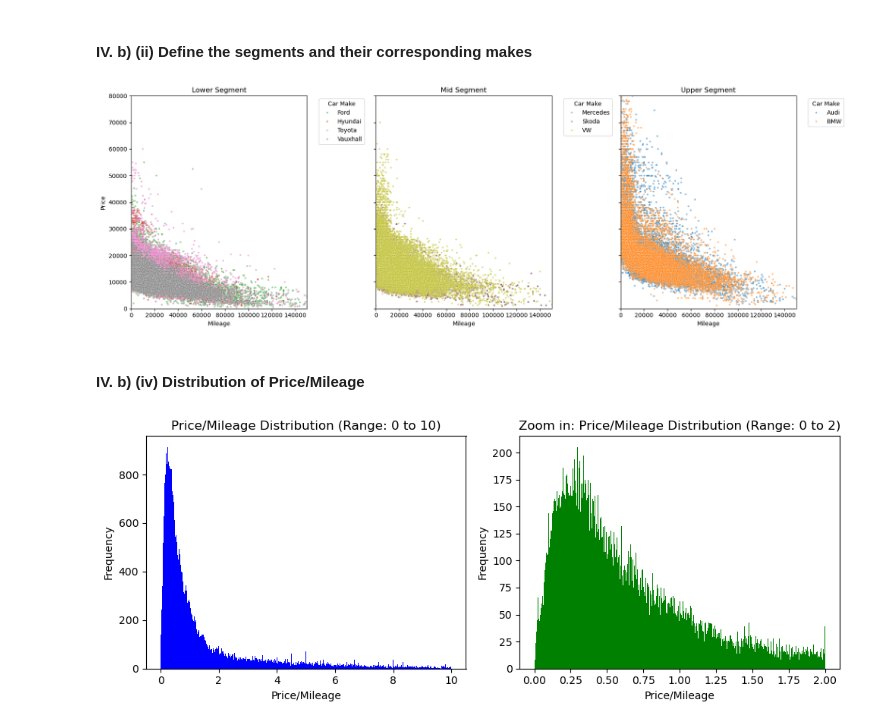
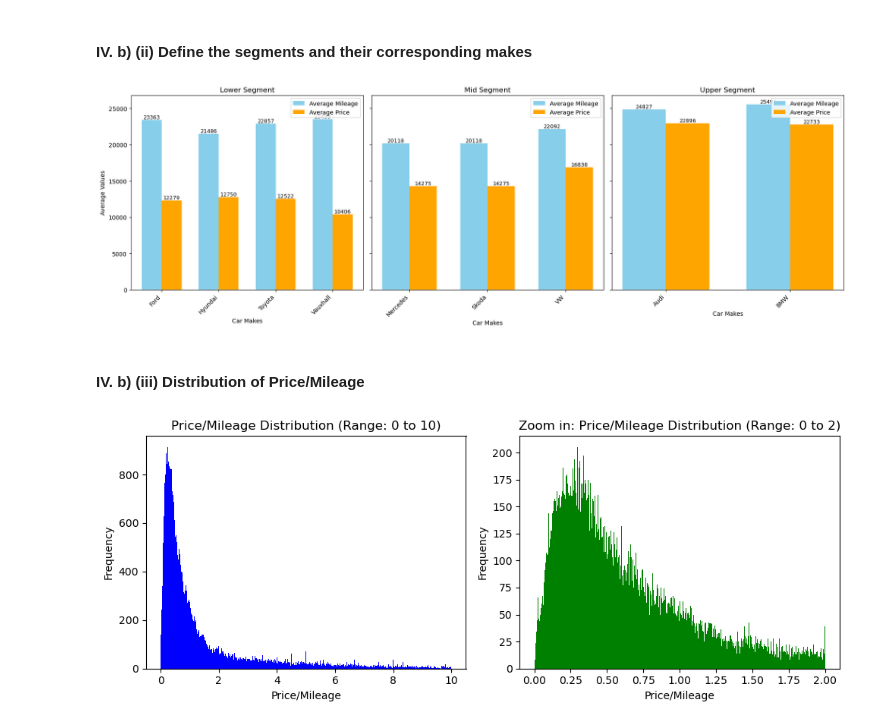
Before and after one commit to pholmes116/UK-used-car-prices-public, a Jupyter notebook: UK_car_rental.ipynb, the cells around one changed output. Drawn from its saved outputs; the diff is of its cells as text; code cells hidden in the pictures.

```diff
--- a/UK_car_rental.ipynb
+++ b/UK_car_rental.ipynb
@@ -682,35 +653,48 @@ plt.show()
 # %% [markdown]
 #### IV. b) (ii) Define the segments and their corresponding makes
 # %%
+# Define the segments and their corresponding makes
 segments = {
     "Lower Segment": ["Vauxhall", "Ford", "Toyota", "Hyundai"],
     "Mid Segment": ["Skoda", "Mercedes", "VW"],
     "Upper Segment": ["Audi", "BMW"]
 }
 
-# Create subplots: 1 row, 3 columns
-fig, axes = plt.subplots(1, 3, figsize=(18, 6), sharex=True, sharey=True)
+fig, axes = plt.subplots(1, 3, figsize=(18, 6), sharey=True)
 
-# Plot scatter plots for each segment
+# Group data by 'Make' and calculate average mileage and price
+make_stats = uk_cars_data.groupby('Make')[['mileage', 'price']].mean().reset_index()
+
+# Plot for each segment
 for idx, (segment_name, makes) in enumerate(segments.items()):
-    # Filter data for the current segment
-    segment_data = uk_cars_data[uk_cars_data["Make"].isin(makes)]
-    sns.scatterplot(data=segment_data, x="mileage", y="price", hue="Make", palette=color_map, alpha=0.5, s=10, ax=axes[idx])
+    segment_stats = make_stats[make_stats['Make'].isin(makes)]
+    x = np.arange(len(segment_stats['Make']))
+    width = 0.35
+    average_mileage = segment_stats['mileage']
+    average_price = segment_stats['price']
 
-    # Set plot attributes
-    axes[idx].set_xlim(0, 150000)
-    axes[idx].set_ylim(0, 80000)
+    # Plot bars for mileage and price
+    bars1 = axes[idx].bar(x - width/2, average_mileage, width, label='Average Mileage', color='skyblue', capsize=5)
+    bars2 = axes[idx].bar(x + width/2, average_price, width, label='Average Price', color='orange', capsize=5)
+
+    # Customize the subplot
+    for bar in bars1:
+        axes[idx].text(bar.get_x() + bar.get_width() / 2, bar.get_height(), f'{int(bar.get_height())}', ha='center', va='bottom', fontsize=9)
+    for bar in bars2:
+        axes[idx].text(bar.get_x() + bar.get_width() / 2, bar.get_height(), f'{int(bar.get_height())}', ha='center', va='bottom', fontsize=9)
     axes[idx].set_title(segment_name)
-    axes[idx].set_xlabel("Mileage")
-    axes[idx].set_ylabel("Price")
-    axes[idx].legend(title="Car Make", bbox_to_anchor=(1.05, 1), loc='upper left')
+    axes[idx].set_xticks(x)
+    axes[idx].set_xticklabels(segment_stats['Make'], rotation=45, ha='right')
+    axes[idx].set_xlabel('Car Makes')
+    axes[idx].set_ylabel('Average Values' if idx == 0 else "")
+    axes[idx].legend(loc='upper right')
 
 plt.tight_layout()
 plt.show()
 # %% [output]
-[figure, old version]
+[figure, new version]
 # %% [markdown]
-#### IV. b) (iv) Distribution of Price/Mileage
+#### IV. b) (iii) Distribution of Price/Mileage
 # %%
 fig, axes = plt.subplots(nrows=1, ncols=2, figsize=(10, 4))
 
```
Also changed, not shown: parts of 28 cells of this notebook, 21 other files.
